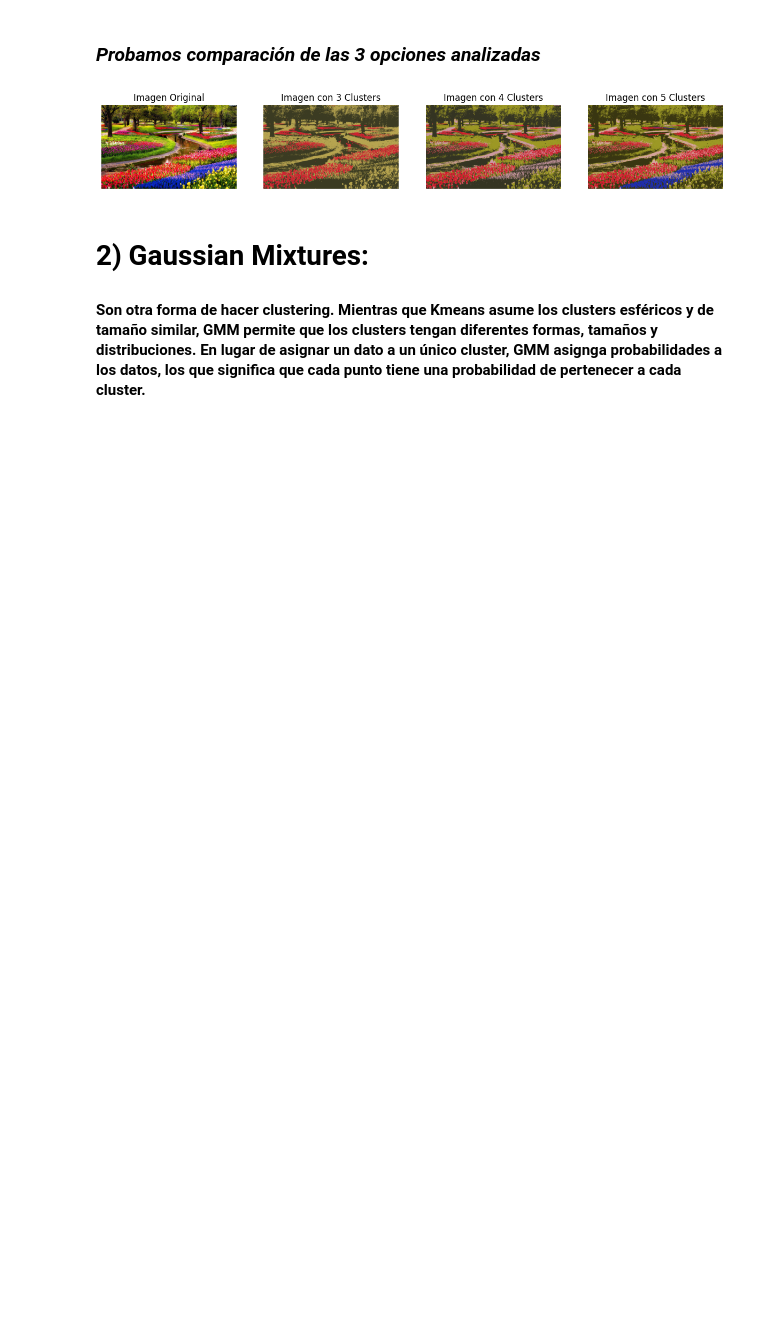
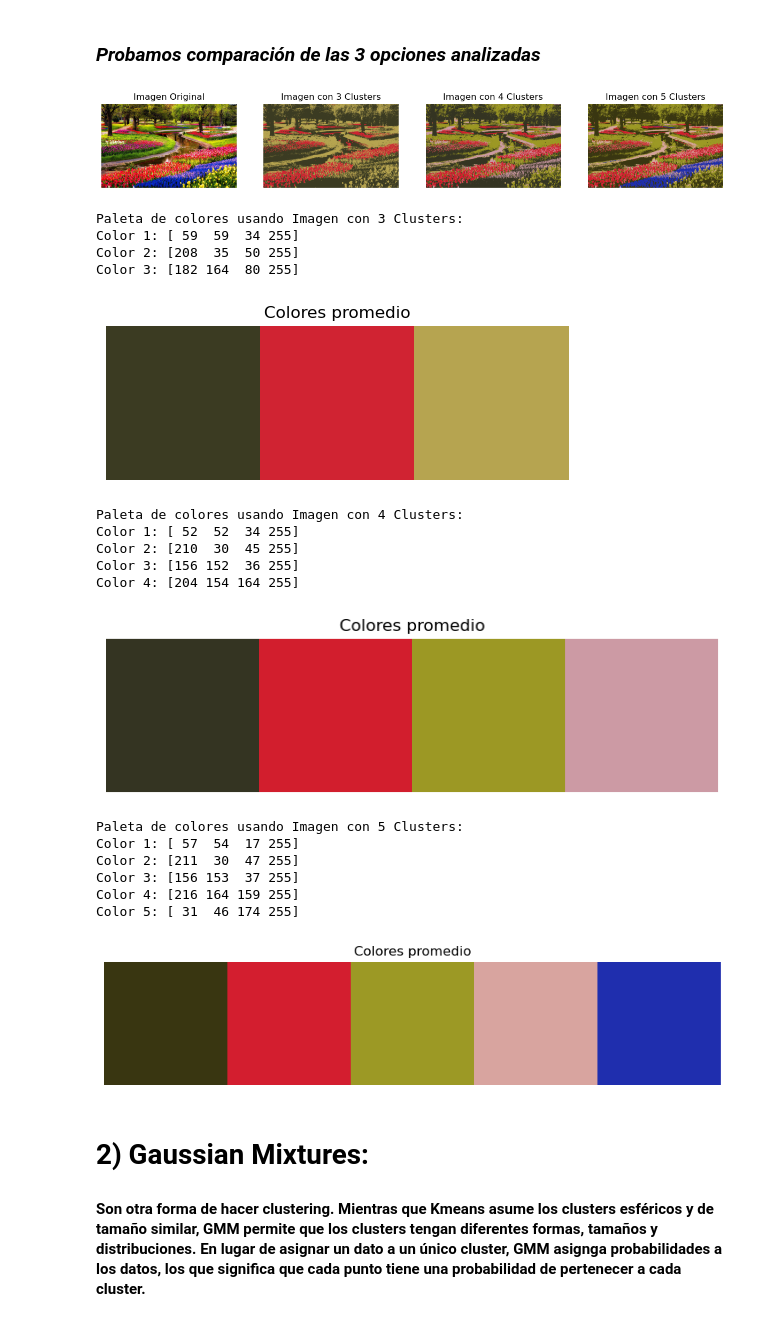
Before and after one commit to RosarioValderrama/Laboratorio_2_ML, a Jupyter notebook: notebooks/Laboratorio_2_ML.ipynb, the cells around one changed output. Drawn from its saved outputs; the diff is of its cells as text; code cells hidden in the pictures; blank space fills up the shorter version.

```diff
--- a/notebooks/Laboratorio_2_ML.ipynb
+++ b/notebooks/Laboratorio_2_ML.ipynb
@@ -108,41 +130,68 @@ def apply_kmeans_and_reconstruct(n_clusters, pixels, image_shape):
     centroids = np.array(kmeans.cluster_centers_, dtype='uint8')
     labels = kmeans.labels_
     reconstructed_image = centroids[labels].reshape(image_shape)
-    return reconstructed_image
+    return reconstructed_image, centroids
 
 # Aplicar KMeans para 3, 5 y 6 clusters
-image_3_clusters = apply_kmeans_and_reconstruct(3, pixels, image_np.shape)
-image_5_clusters = apply_kmeans_and_reconstruct(4, pixels, image_np.shape)
-image_6_clusters = apply_kmeans_and_reconstruct(5, pixels, image_np.shape)
+image_3_clusters,centroids1 = apply_kmeans_and_reconstruct(3, pixels, image_np.shape)
+image_5_clusters,centroids2 = apply_kmeans_and_reconstruct(4, pixels, image_np.shape)
+image_6_clusters,centroids3 = apply_kmeans_and_reconstruct(5, pixels, image_np.shape)
 
 # Mostrar las imágenes recompuestas para comparar visualmente
 plt.figure(figsize=(15, 5))
 
 # Mostrar la imagen
 plt.subplot(1, 4, 1)
 plt.imshow(image)
 plt.title('Imagen Original')
 plt.axis('off')  # No mostrar los ejes
 
 plt.subplot(1, 4, 2)
 plt.imshow(image_3_clusters)
 plt.axis('off')
 plt.title('Imagen con 3 Clusters')
 
 plt.subplot(1, 4, 3)
 plt.imshow(image_5_clusters)
 plt.axis('off')
 plt.title('Imagen con 4 Clusters')
 
 plt.subplot(1, 4, 4)
 plt.imshow(image_6_clusters)
 plt.axis('off')
 plt.title('Imagen con 5 Clusters')
 
 
 plt.show()
+
+
+
+print_paleta(centroids1, 'Imagen con 3 Clusters')
+img_paleta(centroids1)
+print_paleta(centroids2, 'Imagen con 4 Clusters')
+img_paleta(centroids2)
+print_paleta(centroids3, 'Imagen con 5 Clusters')
+img_paleta(centroids3)
 # %% [output]
 [figure]
+Paleta de colores usando Imagen con 3 Clusters:
+Color 1: [ 59  59  34 255]
+Color 2: [208  35  50 255]
+Color 3: [182 164  80 255]
+[figure, added]
+Paleta de colores usando Imagen con 4 Clusters:
+Color 1: [ 52  52  34 255]
+Color 2: [210  30  45 255]
+Color 3: [156 152  36 255]
+Color 4: [204 154 164 255]
+[figure, added]
+Paleta de colores usando Imagen con 5 Clusters:
+Color 1: [ 57  54  17 255]
+Color 2: [211  30  47 255]
+Color 3: [156 153  37 255]
+Color 4: [216 164 159 255]
+Color 5: [ 31  46 174 255]
+[figure, added]
 # %% [markdown]
 # 2) Gaussian Mixtures:
 #### Son otra forma de hacer clustering. Mientras que Kmeans asume los clusters esféricos y de tamaño similar, GMM permite que los clusters tengan diferentes formas, tamaños y distribuciones. En lugar de asignar un dato a un único cluster, GMM asignga probabilidades a los datos, los que significa que cada punto tiene una probabilidad de pertenecer a cada cluster.
```
Also changed, not shown: parts of 7 cells of this notebook.
